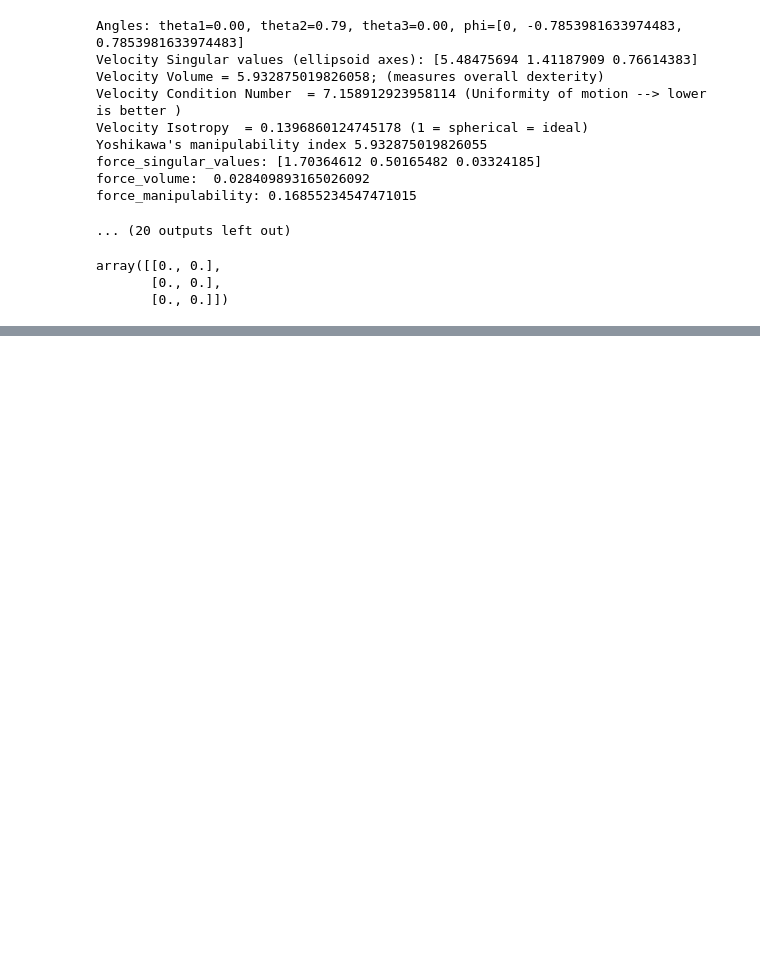
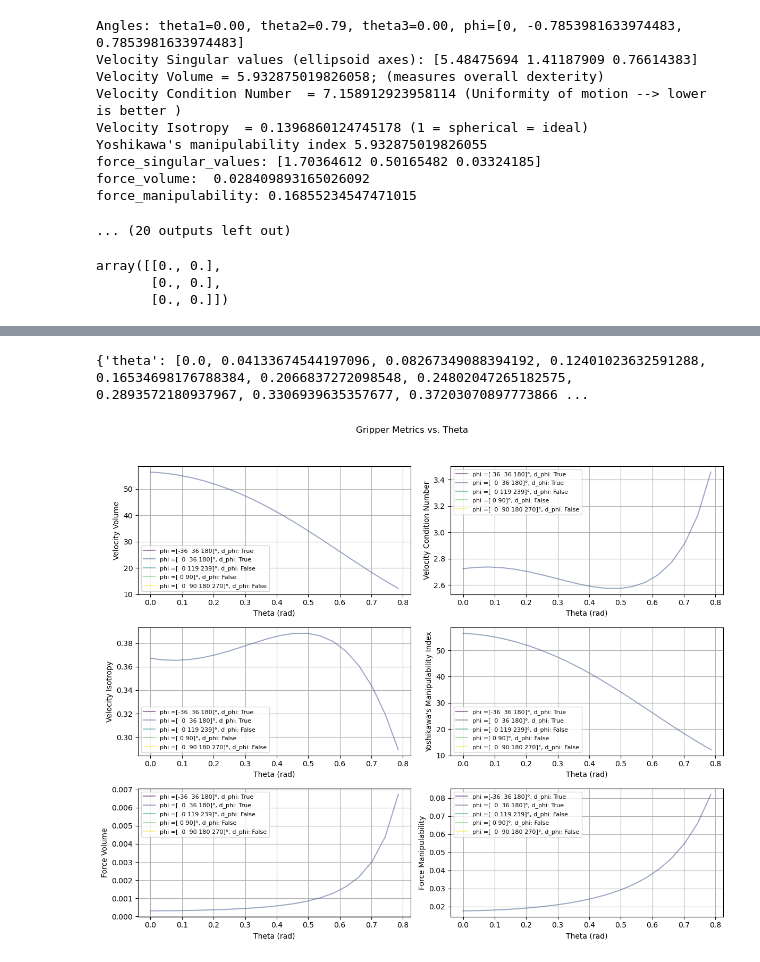
Before and after one commit to MamNi94/MT, a Jupyter notebook: Manipulability Ellipsoid/manipulability_ellipsoid.ipynb, the cells around one changed output, grey strips where cells are left out. Saved outputs shown, nothing was run; the diff lists cells and outputs as text; code cells hidden in the pictures; blank space fills up the shorter version.

```diff
--- a/Manipulability Ellipsoid/manipulability_ellipsoid.ipynb
+++ b/Manipulability Ellipsoid/manipulability_ellipsoid.ipynb
@@ -298 +347,17 @@ def compute_metrics(J):
+# %%
+
+class GripperConfig:
+    def __init__(self, gripper_name: str,
+                 finger_orientations:list,
+                 d_phi_bool:bool,
+                 fingers: int,
+                 finger_lengths: list,
+                 coupling_factor: float):
+
+        self.gripper_name = gripper_name
+        self.finger_orientations = finger_orientations
+        self.d_phi_bool = d_phi_bool
+        self.fingers = fingers
+        self.finger_lengths = finger_lengths
+        self.coupling_factor = coupling_factor
 # %%
@@ -403,0 +402,37 @@ plt.show()
+# %%
+
+
+# Parameters
+#2 joint finger
+L1, L2, k = 1,1, 0.8
+#Finray
+#L1, L2, k = 1, 1, 0
+
+# Define angle ranges and sample points
+theta_range = np.linspace(0, np.pi/4, 20)  # 10 points from 0 to π/4
+
+phi_configs = [
+    [-np.pi/5,  np.pi/5, np.pi],
+    [0,  np.pi/5, np.pi],
+    [0, 2*np.pi/3, 4*np.pi/3],
+    [0, np.pi/2],
+    [0, np.pi/2, np.pi, 3*np.pi/2]
+]
+
+finger_rotation_list = [True, True,False,False,False]
+
+
+
+gripper_1 = 'gripper_1'
+finger_orientation_gripper_1 =  [0,  np.pi/5, np.pi]
+gripper1_config = GripperConfig(gripper_name= gripper_1, finger_orientations=finger_orientation_gripper_1, d_phi_bool=True, fingers = 2, finger_lengths=[L1,L2], coupling_factor=k)
+
+
+#for j in range(len(phi_configs)):
+gripper_metrics = compute_gripper_metrics(theta_range,gripper1_config)
+
+print(gripper_metrics)
+draw_plots(phi_configs, finger_rotation_list, gripper_metrics)
+# %% [output]
+{'theta': [0.0, 0.04133674544197096, 0.08267349088394192, 0.12401023632591288, 0.16534698176788384, 0.2066837272098548, 0.24802047265182575, 0.2893572180937967, 0.3306939635357677, 0.37203070897773866 ...
+[figure, added]
```
Also changed, not shown: parts of 2 cells of this notebook.
